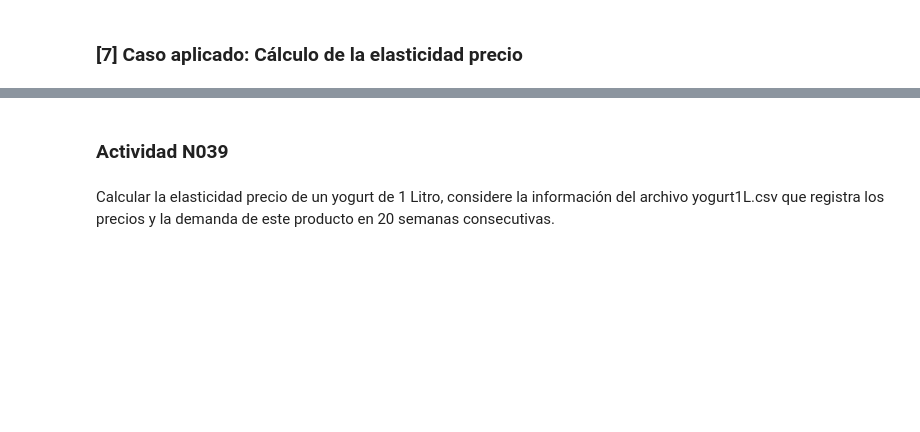
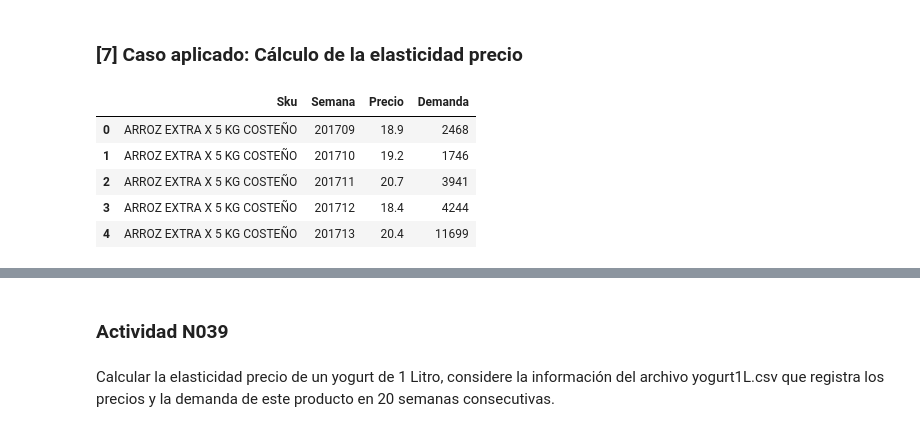
Before and after one commit to escorpio11/programa-python, a Jupyter notebook: modulo_3/Progama_Python_UTEC_Sesion07_Sesion08_NumPy.ipynb, the cells around one changed output, grey strips where cells are left out. Cells and saved outputs as stored; diff of their text form; code cells hidden in the pictures; blank space fills up the shorter version.

```diff
--- a/modulo_3/Progama_Python_UTEC_Sesion07_Sesion08_NumPy.ipynb
+++ b/modulo_3/Progama_Python_UTEC_Sesion07_Sesion08_NumPy.ipynb
@@ -1163,5 +1322,12 @@ import pandas as pd
 
 data = pd.read_csv("data_arroz.csv", encoding='latin-1')
 # %%
-data.head(2)
+data.head(5)
+# %% [output]
+|  | Sku | Semana | Precio | Demanda |
+| 0 | ARROZ EXTRA X 5 KG COSTEÑO | 201709 | 18.9 | 2468 |
+| 1 | ARROZ EXTRA X 5 KG COSTEÑO | 201710 | 19.2 | 1746 |
+| 2 | ARROZ EXTRA X 5 KG COSTEÑO | 201711 | 20.7 | 3941 |
+| 3 | ARROZ EXTRA X 5 KG COSTEÑO | 201712 | 18.4 | 4244 |
+| 4 | ARROZ EXTRA X 5 KG COSTEÑO | 201713 | 20.4 | 11699 |
 # %%
```
Also changed, not shown: parts of 48 cells of this notebook.
